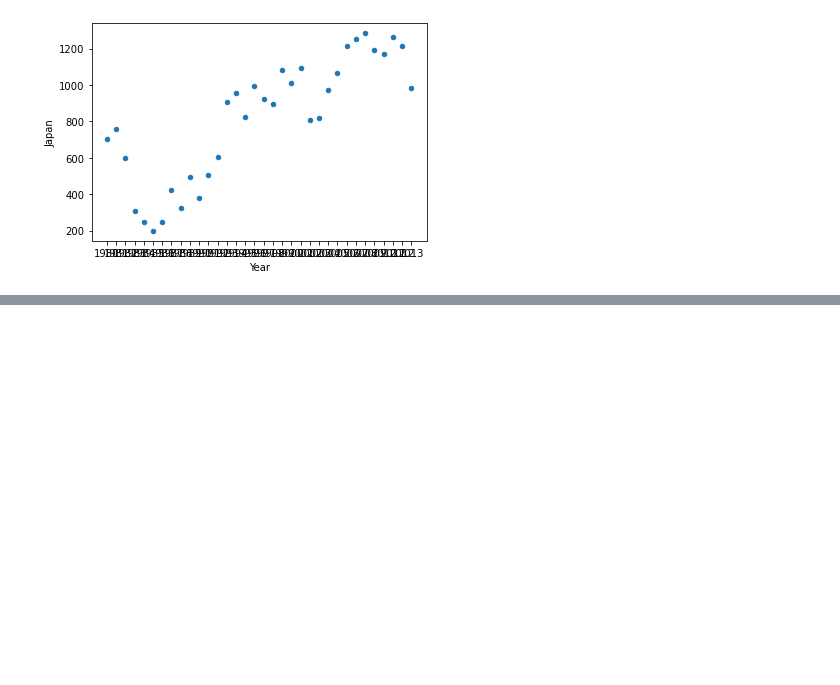
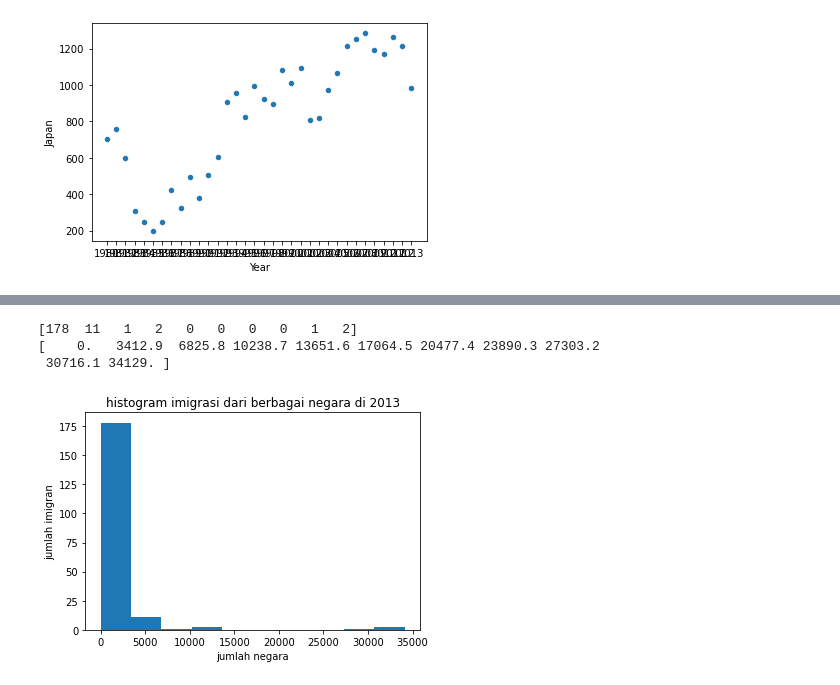
Before and after one commit to philipusfw/H8_54, a Jupyter notebook: Tutorial-7.ipynb, the cells around one changed output, grey strips where cells are left out. Saved outputs shown, nothing was run; the diff lists cells and outputs as text; code cells hidden in the pictures; blank space fills up the shorter version.

```diff
--- a/Tutorial-7.ipynb
+++ b/Tutorial-7.ipynb
@@ -351,0 +369,2 @@ df_js.plot(kind = 'scatter', x = "Year", y = "Japan")
+# %%
+df_can.columns = list(map(str, df_can.columns))
@@ -351,0 +383,15 @@ df_js.plot(kind = 'scatter', x = "Year", y = "Japan")
+# %%
+print(count)
+print(bin_edges)
+# %% [output]
+[178  11   1   2   0   0   0   0   1   2]
+[    0.   3412.9  6825.8 10238.7 13651.6 17064.5 20477.4 23890.3 27303.2
+ 30716.1 34129. ]
+# %%
+df_can['2013'].plot(kind='hist')
+plt.title('histogram imigrasi dari berbagai negara di 2013')
+plt.xlabel('jumlah negara')
+plt.ylabel('jumlah imigran')
+plt.show()
+# %% [output]
+[figure, added]
```
Also changed, not shown: parts of 20 cells of this notebook, 3 other files.
